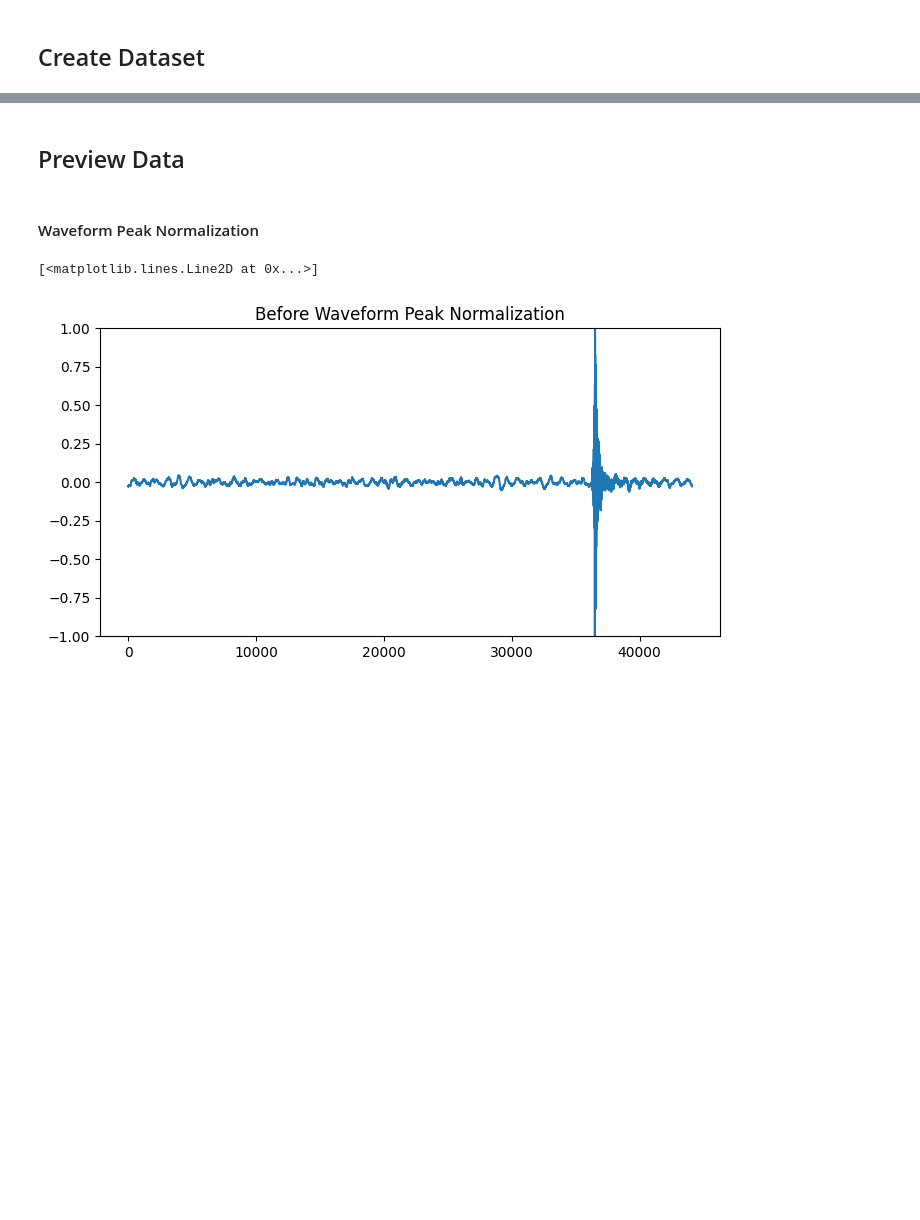
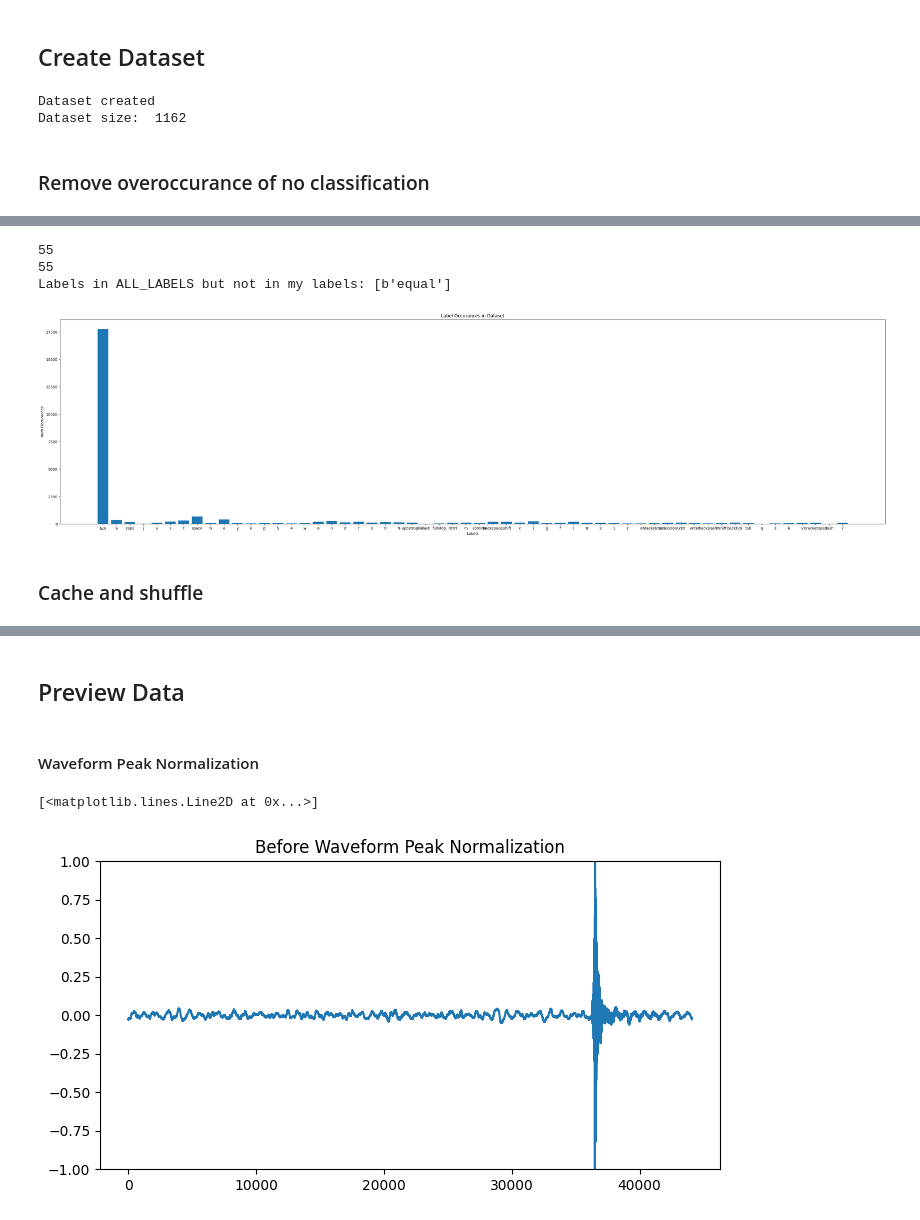
Before and after one commit to IConnC/Acoustic-Keylogger, a Jupyter notebook: data-manipulation/generate_Supp_Dataset.ipynb, the cells around one changed output, grey strips where cells are left out. Drawn from its saved outputs; the diff is of its cells as text; code cells hidden in the pictures; blank space fills up the shorter version.

Commit message:
Removed key labels

```diff
--- a/data-manipulation/generate_Supp_Dataset.ipynb
+++ b/data-manipulation/generate_Supp_Dataset.ipynb
@@ -40,4 +26,4 @@ if not os.path.exists(INPUT_META_DIR):
 ## Define functions
 Mainly pulled from model.ipynb
 # %%
-ALL_LABELS = tf.constant(['Rctrl', 'p', 'esc', 'g', 'slash', 'down', '7', 'equal', 'w', 'a', 'dash', 'caps', 'l', 'd', 'backspace', 'bracketclose', 'z', '1', 'end', 'Rshift', 'comma', 'c', 'tab', 'b', 'j', 'right', 'Lctrl', 'n', 't', 'f', 'm', 'o', 'apostrophe', 'y', '8', 'space', 'backslash', 's', '9', 'i', 'r', 'bracketopen', 'semicolon', 'q', '5', 'k', '3', 'x', '4', '6', '2', 'Lshift', 'left', 'backtick', 'enter', 'fullstop', 'e', '0', 'h', 'v', 'up', 'u', 'delete'], dtype=tf.string)
+ALL_LABELS = tf.constant(['p', 'g', 'slash', '7', 'equal', 'w', 'a', 'dash', 'caps', 'l', 'd', 'backspace', 'bracketclose', 'z', '1', 'comma', 'c', 'tab', 'b', 'j', 'Lctrl', 'n', 't', 'f', 'm', 'o', 'apostrophe', 'y', '8', 'space', 'backslash', 's', '9', 'i', 'r', 'bracketopen', 'semicolon', 'q', '5', 'k', '3', 'x', '4', '6', '2', 'Lshift', 'backtick', 'enter', 'fullstop', 'e', '0', 'h', 'v', 'u'], dtype=tf.string)
@@ -75,10 +53,16 @@ def loadMetadata():
             metadata.append({"label": multi_label_binary_encode_tensor(tf, line[0]), "time": datetime.fromtimestamp(float(line[1]))})
     return metadata
 
-# Remove keypresses keylogged outside of recording time
+# Remove keypresses keylogged outside of recording time and remove keypresses not in ALL_LABELS
 def filterMetadata(audio_data, metadata):
     filtered_metadata = []
     for mdata in metadata:
+        # Check if label in ALL_LABELS
+        label_to_check = tf.constant(multi_label_binary_decode_tensor(tf, mdata["label"])[0], dtype=tf.string)
+        if ~tf.reduce_any(tf.equal(ALL_LABELS, label_to_check)):
+            continue
+
+        # Check audio_data to match timestamp
         for audio_ts in audio_data:
             start_time = audio_ts["start_time"]
             end_time = audio_ts["end_time"]
@@ -203,7 +187,6 @@ def label_spectrogram_groups(audio_data, meta_data, num_window_groups, num_windo
     for group_idx in range(num_window_groups):
         group_start_time = audio_data["start_time"] + timedelta(seconds=group_idx * group_duration)
         group_end_time = group_start_time + timedelta(seconds=group_duration)
-        tolerance = 0.01  # 10 ms
 
         # Add tolerance
         group_start_time = group_start_time - timedelta(milliseconds=5)
@@ -216,7 +199,6 @@ def label_spectrogram_groups(audio_data, meta_data, num_window_groups, num_windo
                 group_labels = tf.maximum(group_labels, entry["label"])  # Combine labels (logical OR)
 
         labels.append(group_labels)
-
     labels = tf.convert_to_tensor(labels, dtype=tf.int32)  # Convert to tensor
     return labels
 # Current size: (78, 552)
@@ -255,8 +237,9 @@ def generate_spectrogram_and_label(audio_data, meta_data):
     )
 
     # print("Grouped Spectrograms Shape:", grouped_spectrograms.shape)
-
-    return grouped_spectrograms, label_spectrogram_groups(audio_data, meta_data, num_window_groups, num_windows_in_group, frame_length, frame_step)
+    label_groups = label_spectrogram_groups(audio_data, meta_data, num_window_groups, num_windows_in_group, frame_length, frame_step)
+    # print(label_groups.shape)
+    return grouped_spectrograms, label_groups
 
 
 
@@ -276,7 +259,7 @@ print("EVAL")
 x, y = generate_spectrogram_and_label(test_audio_data[0], test_metadata)
 print(x.shape)
 print(y.shape)
-print(y)
+# print(y)
 # %% [output]
 EVAL
 (21, 19, 111)
@@ -317,3 +286,56 @@ def create_dataset(audio_data, metadata):
     dataset = tf.data.Dataset.from_generator(gen, output_signature=output_signature)
 
     return dataset
+# %%
+merged_audio_data = normalized_audio_data + augmented_audio_data
+dataset = create_dataset(merged_audio_data, metadata)
+print("Dataset created")
+dataset_size = len(merged_audio_data)
+print("Dataset size: ", dataset_size)
+dataset = dataset.cache()
+# %% [output]
+Dataset created
+Dataset size:  1162
+# %% [markdown]
+### Remove overoccurance of no classification
+# %%
+dataset_size = 0
+labels = []
+label_occurances = []
+for spectrogram, label in dataset:
+    dataset_size += 1
+    label = multi_label_binary_decode_tensor(tf, label)
+    if label:
+        label = label[0]
+        if label in labels:
+            index = labels.index(label)
+            label_occurances[index] += 1
+        else:
+            labels.append(label)
+            label_occurances.append(1)
+print(len(labels))
+print(len(label_occurances))
+
+labels_tensor = tf.constant(labels, dtype=tf.string)
+
+difference = tf.sets.difference(tf.expand_dims(ALL_LABELS, axis=0),
+                                tf.expand_dims(labels_tensor, axis=0))
+
+# Convert sparse result to dense
+missing_labels = tf.sparse.to_dense(difference)[0].numpy()
+
+print("Labels in ALL_LABELS but not in my labels:", missing_labels)
+
+
+
+# Insert no label/noise
+labels.insert(0, "N/A")
+label_occurances.insert(0, dataset_size - sum(label_occurances))
+
+plt.figure(figsize=(40,10))
+plt.bar(labels, label_occurances)
+plt.title("Label Occurances in Dataset")
+plt.xlabel("Labels")
+plt.ylabel("Num Occurances")
+plt.show()
+# %% [output]
@@ -320 +343,7 @@ def create_dataset(audio_data, metadata):
+55
+55
+Labels in ALL_LABELS but not in my labels: [b'equal']
+[figure, added]
+# %% [markdown]
+### Cache and shuffle
 # %%
```
Also changed, not shown: parts of 7 cells of this notebook, 2 other files.
